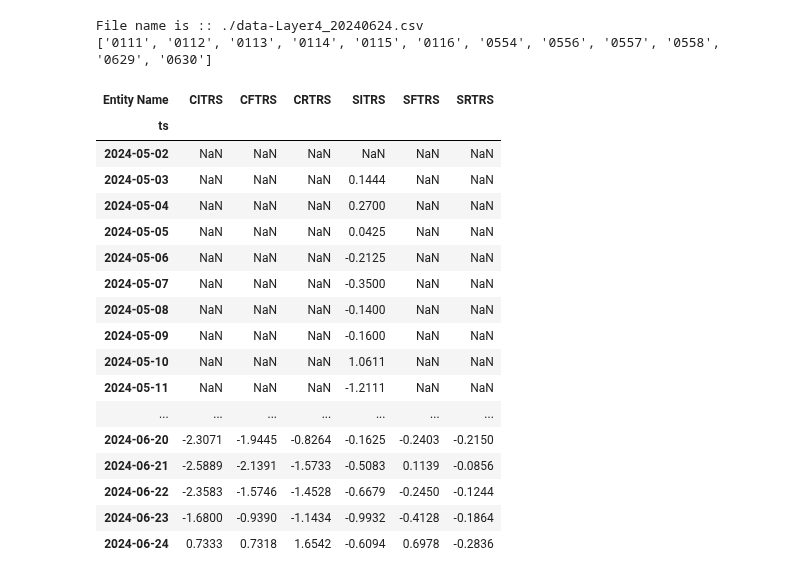
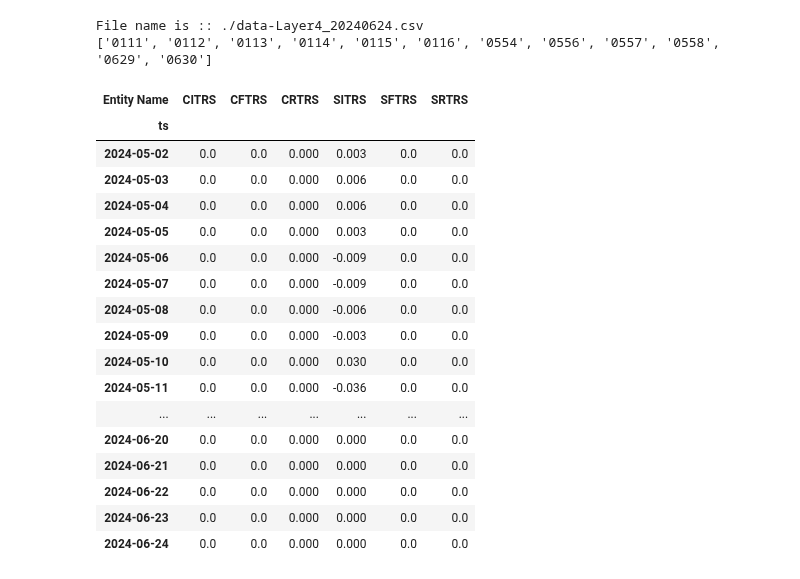
Before and after one commit to dsyang1024/SoilMoisture_analysis, a Jupyter notebook: Data_backup/UF_testing_DK.ipynb, the cells around one changed output. Saved outputs shown, nothing was run; the diff lists cells and outputs as text; code cells hidden in the pictures.

Commit message:
Update of UF_cal
.resample.mean() changed to .resample.sum() for the UF calculation

```diff
--- a/Data_backup/UF_testing_DK.ipynb
+++ b/Data_backup/UF_testing_DK.ipynb
@@ -343,31 +343,26 @@ organazing the downloaded data
 def readraw_data(destination, filename, foutname):
     print ('File name is ::',filename)
     # open the file
-    # TODO delimeter should be changed to ',' for the csv file.  ts <=> Timestamp.  delimiter=',' <=> delimiter=';'
     raw_data = pd.read_csv(filename,delimiter=',', parse_dates=['ts'],
                           dtype={'data_soil_moisture4':np.float64},
                           na_values=['Invalid data']
                           )
     raw_columns = raw_data.columns.tolist()
-    # raw_data.set_index(['ts'])
 
     # change the name of the Entity Name column
     raw_data['Entity Name'] = raw_data['Entity Name'].str.replace('ABE-DRAGINO-GROPOINT-CHERKHAUER-ACRE-','')
     stationlist = sorted(raw_data['Entity Name'].unique())
-    # print(stationlist)
 
 
     # filter the data by stationlist and hour (12am - 5am)
     raw_data = raw_data[(raw_data['ts'].dt.hour >= 0) & (raw_data['ts'].dt.hour < 5)]
-    # print(raw_data)
     L4df = raw_data.pivot(index='ts', columns='Entity Name', values=['data_soil_moisture4'])
     L4df.columns = L4df.columns.droplevel(0)
 
-    # And resample into daily timestep
-    L4df = L4df.resample('D').mean()
-    # get the upward flux
+    # get the upward flux (hourly)
+    # And resample into daily timestep as sum
     L4df = L4df.diff()
-    # print(L4df)
+    L4df = L4df.resample('D').sum()
     return L4df
 # %%
 def UF_cal(L4df):
@@ -386,6 +381,8 @@ def UF_cal(L4df):
 
     # extract UF for each plot managements
     UFdf = L4df[['CITRS', 'CFTRS', 'CRTRS', 'SITRS', 'SFTRS', 'SRTRS']]
+    # Unit conversion from % to inch. (6 = layer depth)
+    UFdf = UFdf * 0.01 * 6
     UFdf = UFdf.round(decimals=4)
 
 
@@ -405,23 +402,27 @@ L4df, UFdf = UF_cal(L4df)
 File name is :: ./data-Layer4_20240624.csv
 ['0111', '0112', '0113', '0114', '0115', '0116', '0554', '0556', '0557', '0558', '0629', '0630']
 # %%
+
+"""
+positive value means there was increase of the moisture on that day compare to the previous day
+"""
 UFdf
 # %% [output]
 | Entity Name | CITRS | CFTRS | CRTRS | SITRS | SFTRS | SRTRS |
 | ts |  |  |  |  |  |  |
-| 2024-05-02 | NaN | NaN | NaN | NaN | NaN | NaN |
-| 2024-05-03 | NaN | NaN | NaN | 0.1444 | NaN | NaN |
-| 2024-05-04 | NaN | NaN | NaN | 0.2700 | NaN | NaN |
-| 2024-05-05 | NaN | NaN | NaN | 0.0425 | NaN | NaN |
-| 2024-05-06 | NaN | NaN | NaN | -0.2125 | NaN | NaN |
-| 2024-05-07 | NaN | NaN | NaN | -0.3500 | NaN | NaN |
-| 2024-05-08 | NaN | NaN | NaN | -0.1400 | NaN | NaN |
-| 2024-05-09 | NaN | NaN | NaN | -0.1600 | NaN | NaN |
-| 2024-05-10 | NaN | NaN | NaN | 1.0611 | NaN | NaN |
-| 2024-05-11 | NaN | NaN | NaN | -1.2111 | NaN | NaN |
+| 2024-05-02 | 0.0 | 0.0 | 0.000 | 0.003 | 0.0 | 0.0 |
+| 2024-05-03 | 0.0 | 0.0 | 0.000 | 0.006 | 0.0 | 0.0 |
+| 2024-05-04 | 0.0 | 0.0 | 0.000 | 0.006 | 0.0 | 0.0 |
+| 2024-05-05 | 0.0 | 0.0 | 0.000 | 0.003 | 0.0 | 0.0 |
+| 2024-05-06 | 0.0 | 0.0 | 0.000 | -0.009 | 0.0 | 0.0 |
+| 2024-05-07 | 0.0 | 0.0 | 0.000 | -0.009 | 0.0 | 0.0 |
+| 2024-05-08 | 0.0 | 0.0 | 0.000 | -0.006 | 0.0 | 0.0 |
+| 2024-05-09 | 0.0 | 0.0 | 0.000 | -0.003 | 0.0 | 0.0 |
+| 2024-05-10 | 0.0 | 0.0 | 0.000 | 0.030 | 0.0 | 0.0 |
+| 2024-05-11 | 0.0 | 0.0 | 0.000 | -0.036 | 0.0 | 0.0 |
 | ... | ... | ... | ... | ... | ... | ... |
-| 2024-06-20 | -2.3071 | -1.9445 | -0.8264 | -0.1625 | -0.2403 | -0.2150 |
-| 2024-06-21 | -2.5889 | -2.1391 | -1.5733 | -0.5083 | 0.1139 | -0.0856 |
-| 2024-06-22 | -2.3583 | -1.5746 | -1.4528 | -0.6679 | -0.2450 | -0.1244 |
-| 2024-06-23 | -1.6800 | -0.9390 | -1.1434 | -0.9932 | -0.4128 | -0.1864 |
-| 2024-06-24 | 0.7333 | 0.7318 | 1.6542 | -0.6094 | 0.6978 | -0.2836 |
+| 2024-06-20 | 0.0 | 0.0 | 0.000 | 0.000 | 0.0 | 0.0 |
+| 2024-06-21 | 0.0 | 0.0 | 0.000 | 0.000 | 0.0 | 0.0 |
+| 2024-06-22 | 0.0 | 0.0 | 0.000 | 0.000 | 0.0 | 0.0 |
+| 2024-06-23 | 0.0 | 0.0 | 0.000 | 0.000 | 0.0 | 0.0 |
+| 2024-06-24 | 0.0 | 0.0 | 0.000 | 0.000 | 0.0 | 0.0 |
```
